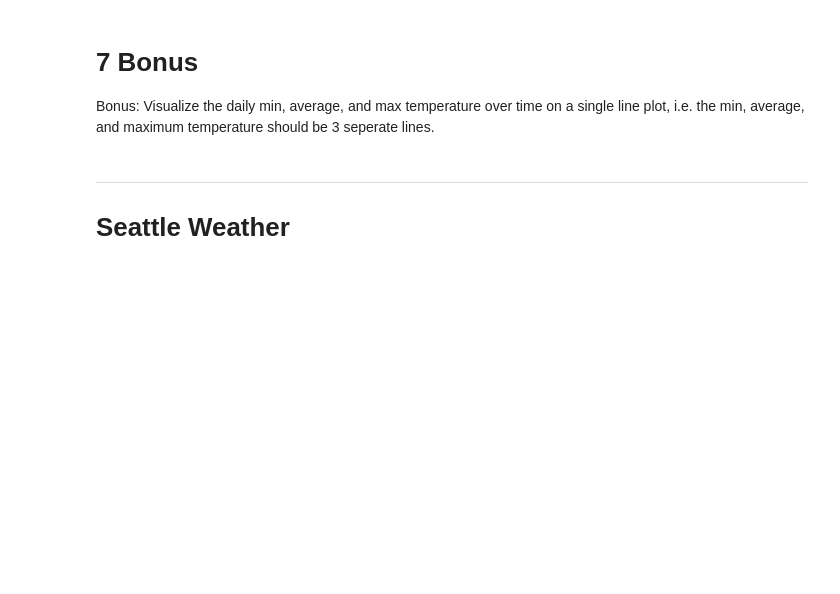
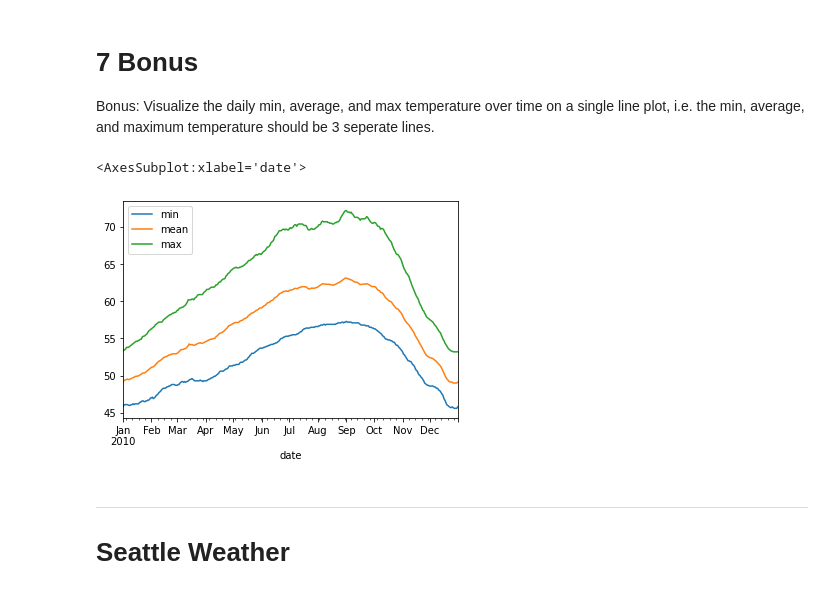
Before and after one commit to VelasquezAlejandro044/time-series-exercises, a Jupyter notebook: working_with_time_series_data.ipynb, the cells around one changed output. Saved outputs shown, nothing was run; the diff lists cells and outputs as text; code cells hidden in the pictures; blank space fills up the shorter version.

```diff
--- a/working_with_time_series_data.ipynb
+++ b/working_with_time_series_data.ipynb
@@ -255,6 +255,13 @@ Index(['July'], dtype='object', name='date')
 # %% [markdown]
 # 7 Bonus
 Bonus: Visualize the daily min, average, and max temperature over time on a single line plot, i.e. the min, average, and maximum temperature should be 3 seperate lines.
+# %%
+
+# use .agg to create the columns for min, max, mean
+df.temp.resample('d').agg(['min', 'mean', 'max']).plot()
+# %% [output]
+<AxesSubplot:xlabel='date'>
+[figure, added]
 # %% [markdown]
 -------------------------------------------------
 # Seattle Weather
```
Also changed, not shown: parts of 16 cells of this notebook, 6 other files.
